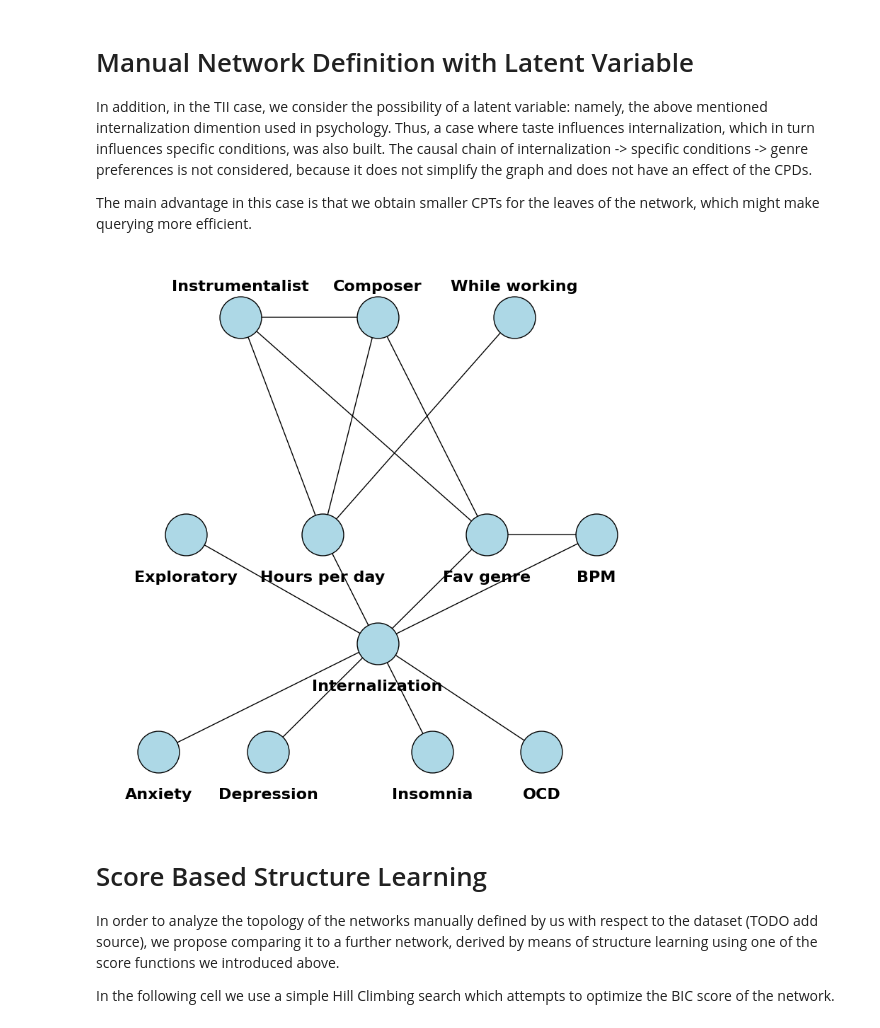
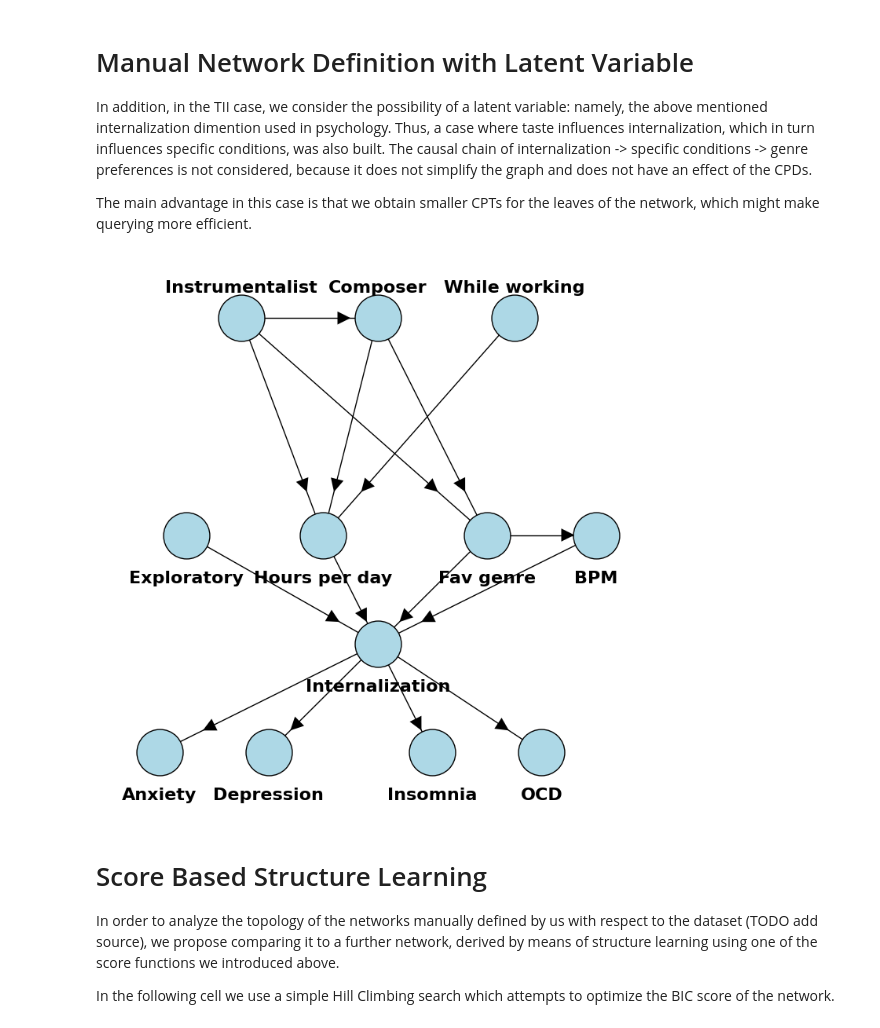
Before and after one commit to KonstantinKanchev/Music-Taste-and-Mental-Health, a Jupyter notebook: networks.ipynb, the cells around one changed output. Cells and saved outputs as stored; diff of their text form; code cells hidden in the pictures.

```diff
--- a/networks.ipynb
+++ b/networks.ipynb
@@ -127,6 +127,6 @@ taste_influences_internalization = [
     ('Exploratory', 'OCD')
 ] + personal_causes + genre_causes
 # %%
-BN_MHIT = DiscreteBayesianNetwork(mental_health_influences_taste)
-BN_TIMH = DiscreteBayesianNetwork(taste_influences_mental_health)
+BN_IIT = DiscreteBayesianNetwork(internalization_influences_taste)
+BN_TII = DiscreteBayesianNetwork(taste_influences_internalization)
 # %%
@@ -601,53 +664,86 @@ taste_influences_internalization_latent = [
     ('Exploratory', 'Internalization')
 ] + personal_causes + genre_causes
 
-BN_TIMH_latent = DiscreteBayesianNetwork(taste_influences_mental_health_latent, latents= {"Internalization"})
+BN_TII_latent = DiscreteBayesianNetwork(taste_influences_internalization_latent, latents= {"Internalization"})
 # %%
 G = nx.DiGraph()
-G.add_edges_from(BN_TIMH_latent.edges())
-pos = {'Instrumentalist': [0.25, 0],
-        'Composer': [0.5, 0],
-        'While working': [0.75, 0],
-        'Anxiety': [0.1, -1],
-        'Depression': [0.3, -1],
-        'Insomnia': [0.6, -1],
-        'OCD': [0.8, -1],
-        'Exploratory': [0.15, -0.5],
-        'Hours per day': [0.4, -0.5],
-        'Fav genre': [0.7, -0.5],
-        'BPM': [0.9, -0.5],
-        'Internalization': [0.5, -0.65],
+G.add_edges_from(BN_TII_latent.edges())
+
+pos = {
+    'Instrumentalist': [0.25, 0],
+    'Composer': [0.5, 0],
+    'While working': [0.75, 0],
+    'Anxiety': [0.1, -1],
+    'Depression': [0.3, -1],
+    'Insomnia': [0.6, -1],
+    'OCD': [0.8, -1],
+    'Exploratory': [0.15, -0.5],
+    'Hours per day': [0.4, -0.5],
+    'Fav genre': [0.7, -0.5],
+    'BPM': [0.9, -0.5],
+    'Internalization': [0.5, -0.75],
 }
 
-plt.figure(figsize=(10, 10))
+plt.figure(figsize=(9, 9))
 plt.margins(0.07)
+ax = plt.gca()
 
+# Draw nodes
 nx.draw_networkx_nodes(
     G, pos,
     node_color="#add8e6",
     edgecolors="black",
-    node_size=1800
+    node_size=1800,
+    ax=ax
 )
 
-nx.draw_networkx_edges(G, pos, arrows=True)
+# Draw edges without arrows
+nx.draw_networkx_edges(
+    G, pos,
+    arrows=False,
+    width=1,
+    ax=ax
+)
+
+# Draw arrows 80% along each edge
+for u, v in G.edges():
+    x_start, y_start = pos[u]
+    x_end, y_end = pos[v]
+
+    x_arrow = x_start + 0.8 * (x_end - x_start)
+    y_arrow = y_start + 0.8 * (y_end - y_start)
+
+    dx = x_end - x_start
+    dy = y_end - y_start
+
+    arrow = FancyArrowPatch(
+        (x_arrow, y_arrow),
+        (x_arrow + 0.001*dx, y_arrow + 0.001*dy),
+        arrowstyle='-|>',
+        mutation_scale=30,
+        color='black',
+        lw=0
+    )
+    ax.add_patch(arrow)
 
 # --- Label placement ---
 top_labels = {n: (x, y + 0.07) for n, (x, y) in pos.items() if y >= -0.5}
-bottom_labels = {n: (x, y - 0.10) for n, (x, y) in pos.items() if y <= -0.5}  # includes Internalization
+bottom_labels = {n: (x, y - 0.10) for n, (x, y) in pos.items() if y <= -0.5}
 
 label_pos = {**top_labels, **bottom_labels}
 
 nx.draw_networkx_labels(
     G,
     label_pos,
     font_size=16,
-    font_weight="bold"
+    font_weight="bold",
+    ax=ax
 )
 
 plt.axis("off")
 plt.show()
 # %% [output]
-[figure, old version]
+[figure, new version]
 # %%
 TII_latent_copy = copy.deepcopy(BN_TII_latent)
 TII_latent_estimator = ExpectationMaximization(TII_latent_copy, df)
```
Also changed, not shown: parts of 14 cells of this notebook, 2 other files.
